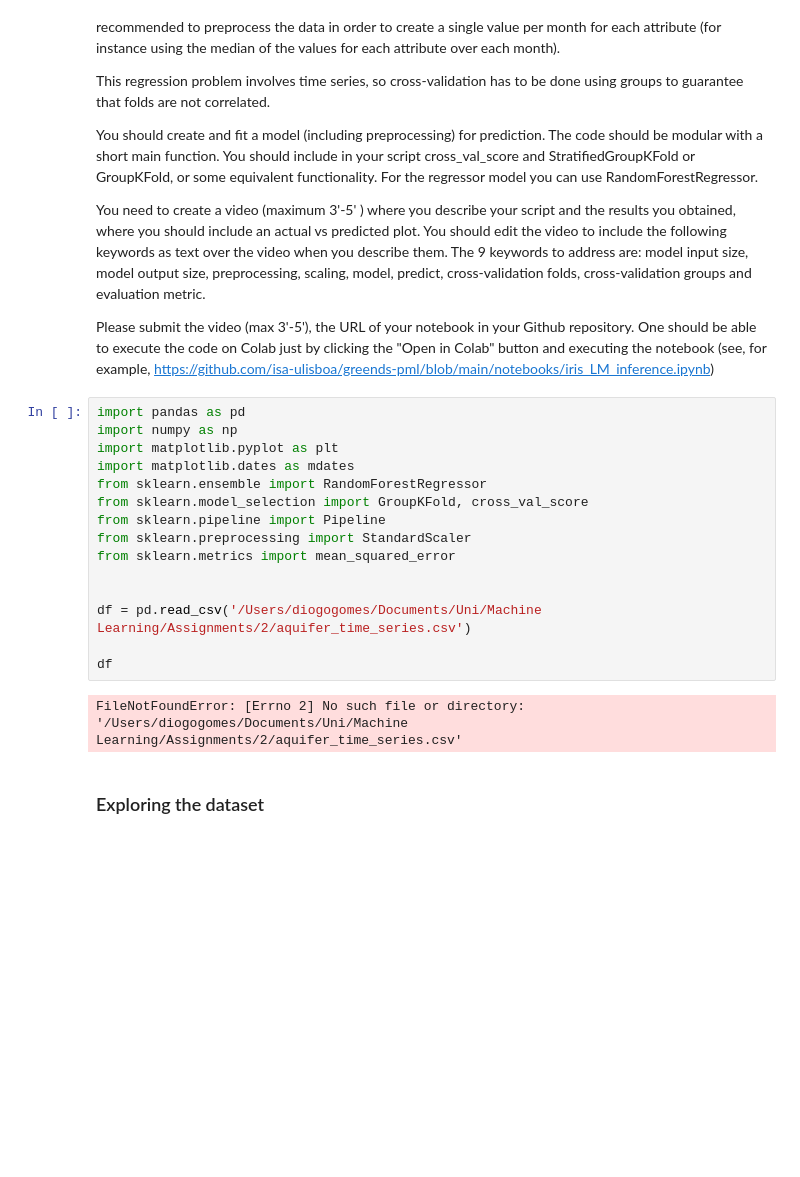
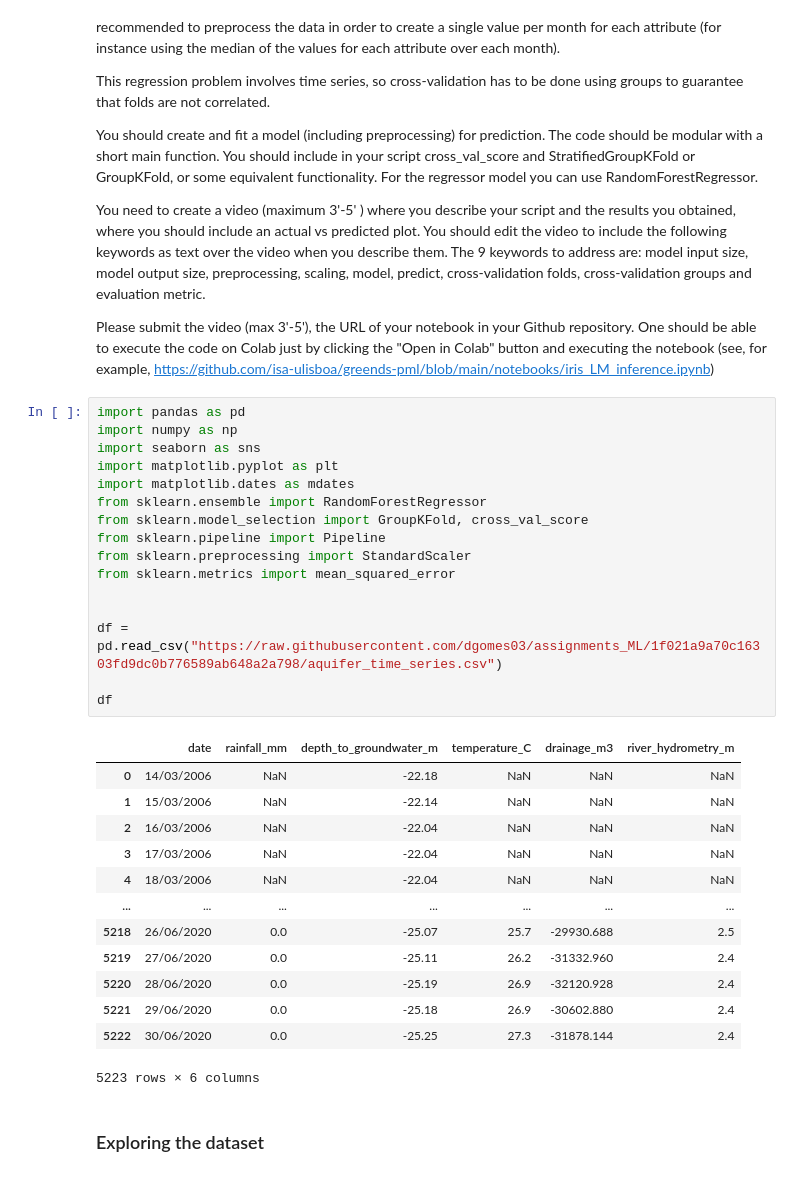
Before and after one commit to dgomes03/assignments_ML, a Jupyter notebook: Assignment2_Diogo_Gomes.ipynb, the cells around one changed output. Drawn from its saved outputs; the diff is of its cells as text; blank space fills up the shorter version.

```diff
--- a/Assignment2_Diogo_Gomes.ipynb
+++ b/Assignment2_Diogo_Gomes.ipynb
@@ -26,20 +26,33 @@ Please submit the video (max 3'-5'), the URL of your notebook in your Github rep
 # %%
 import pandas as pd
 import numpy as np
+import seaborn as sns
 import matplotlib.pyplot as plt
 import matplotlib.dates as mdates
 from sklearn.ensemble import RandomForestRegressor
 from sklearn.model_selection import GroupKFold, cross_val_score
 from sklearn.pipeline import Pipeline
 from sklearn.preprocessing import StandardScaler
 from sklearn.metrics import mean_squared_error
 
 
-df = pd.read_csv('/Users/diogogomes/Documents/Uni/Machine Learning/Assignments/2/aquifer_time_series.csv')
+df = pd.read_csv("https://raw.githubusercontent.com/dgomes03/assignments_ML/1f021a9a70c16303fd9dc0b776589ab648a2a798/aquifer_time_series.csv")
 
 df
 # %% [output]
+|  | date | rainfall_mm | depth_to_groundwater_m | temperature_C | drainage_m3 | river_hydrometry_m |
+| 0 | 14/03/2006 | NaN | -22.18 | NaN | NaN | NaN |
+| 1 | 15/03/2006 | NaN | -22.14 | NaN | NaN | NaN |
+| 2 | 16/03/2006 | NaN | -22.04 | NaN | NaN | NaN |
+| 3 | 17/03/2006 | NaN | -22.04 | NaN | NaN | NaN |
+| 4 | 18/03/2006 | NaN | -22.04 | NaN | NaN | NaN |
+| ... | ... | ... | ... | ... | ... | ... |
+| 5218 | 26/06/2020 | 0.0 | -25.07 | 25.7 | -29930.688 | 2.5 |
+| 5219 | 27/06/2020 | 0.0 | -25.11 | 26.2 | -31332.960 | 2.4 |
+| 5220 | 28/06/2020 | 0.0 | -25.19 | 26.9 | -32120.928 | 2.4 |
+| 5221 | 29/06/2020 | 0.0 | -25.18 | 26.9 | -30602.880 | 2.4 |
+| 5222 | 30/06/2020 | 0.0 | -25.25 | 27.3 | -31878.144 | 2.4 |
-FileNotFoundError: [Errno 2] No such file or directory: '/Users/diogogomes/Documents/Uni/Machine Learning/Assignments/2/aquifer_time_series.csv'
+5223 rows × 6 columns
 # %% [markdown]
 ### Exploring the dataset
 # %%
```
Also changed, not shown: parts of 4 cells of this notebook.
